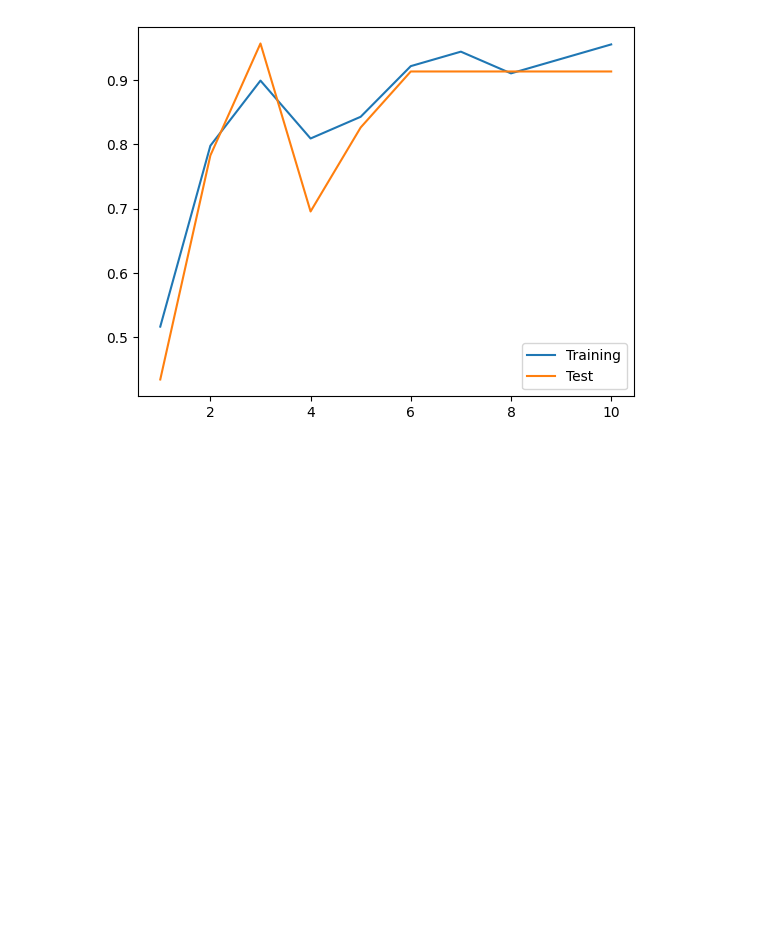
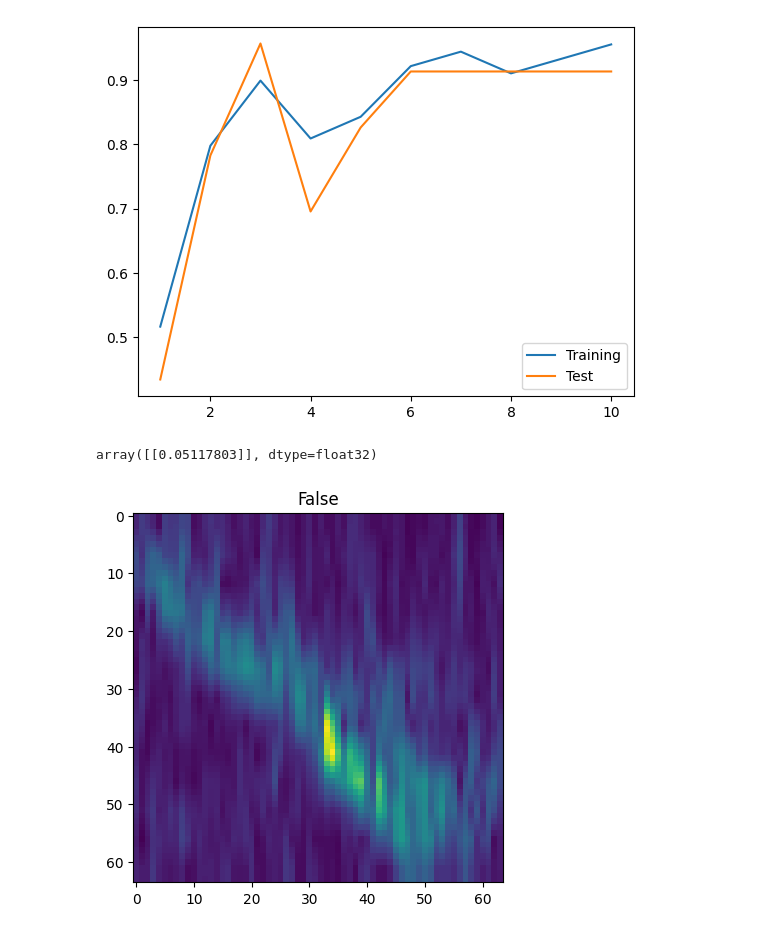
Before and after one commit to fangjunzhou/RCNN-Audio-Detection, a Jupyter notebook: bounding-box-classifier.ipynb, the cells around one changed output. Drawn from its saved outputs; the diff is of its cells as text; code cells hidden in the pictures; blank space fills up the shorter version.

```diff
--- a/bounding-box-classifier.ipynb
+++ b/bounding-box-classifier.ipynb
@@ -272,3 +272,22 @@ ax.legend()
 # %% [output]
 <matplotlib.legend.Legend at 0x...>
 [figure]
+# %%
+# Get the first spectrogram and label from the test set
+spectrogram, label = boundingBoxDataset[100]
+label = label.cpu().detach().numpy()
+
+# Plot the spectrogram and label
+fig, ax = plt.subplots(1, 1)
+ax.imshow(spectrogram[0].reshape(64, 64))
+ax.set_title(label[0] == 1)
+
+# Get the predicted label
+# Reshape the spectrogram to 1x1x64x64
+spectrogram = spectrogram.reshape(1, 1, 64, 64)
+spectrogram = spectrogram.to(device)
+predicted = model(spectrogram).cpu().detach().numpy()
+predicted
+# %% [output]
+array([[0.05117803]], dtype=float32)
+[figure, added]
```
Also changed, not shown: parts of 1 cell of this notebook.
